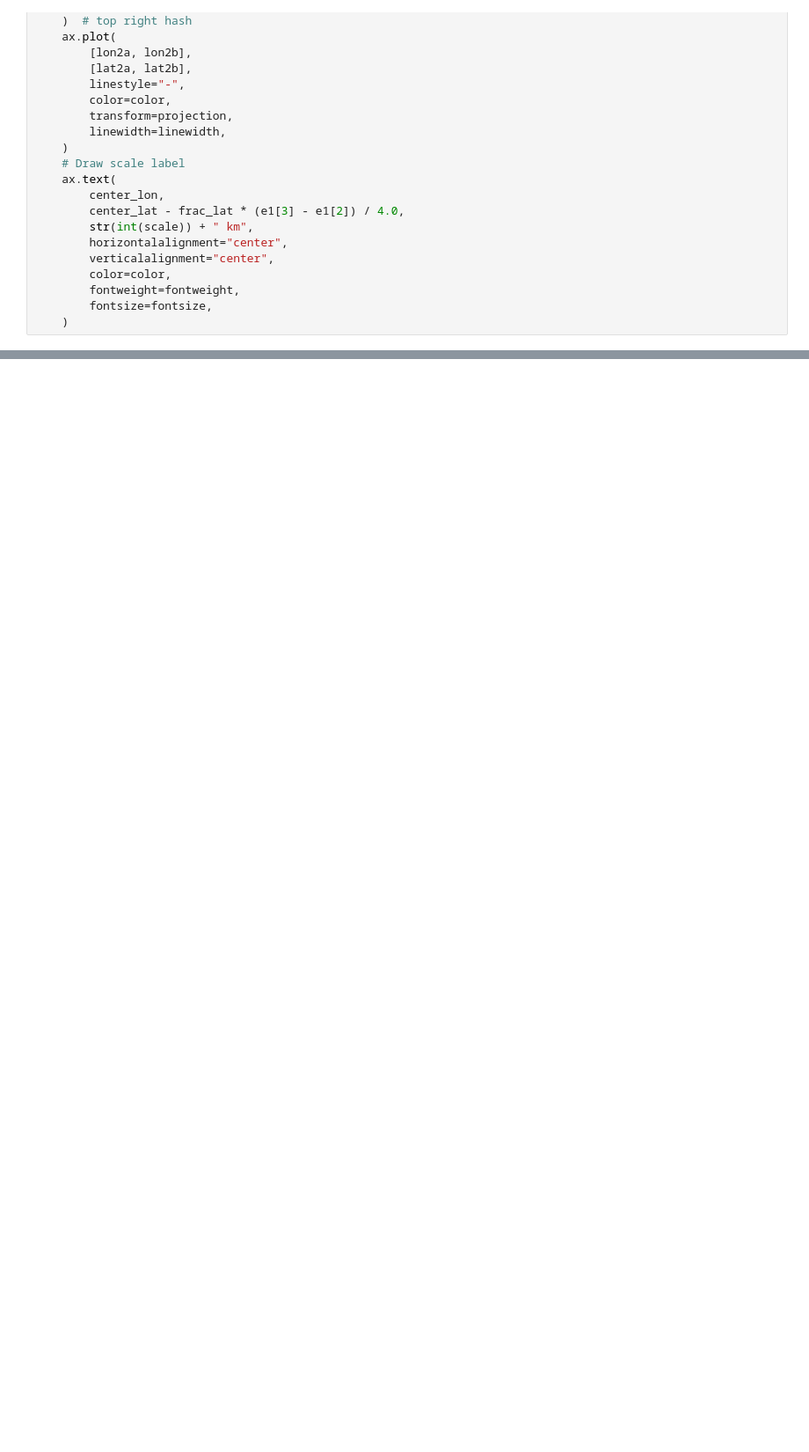
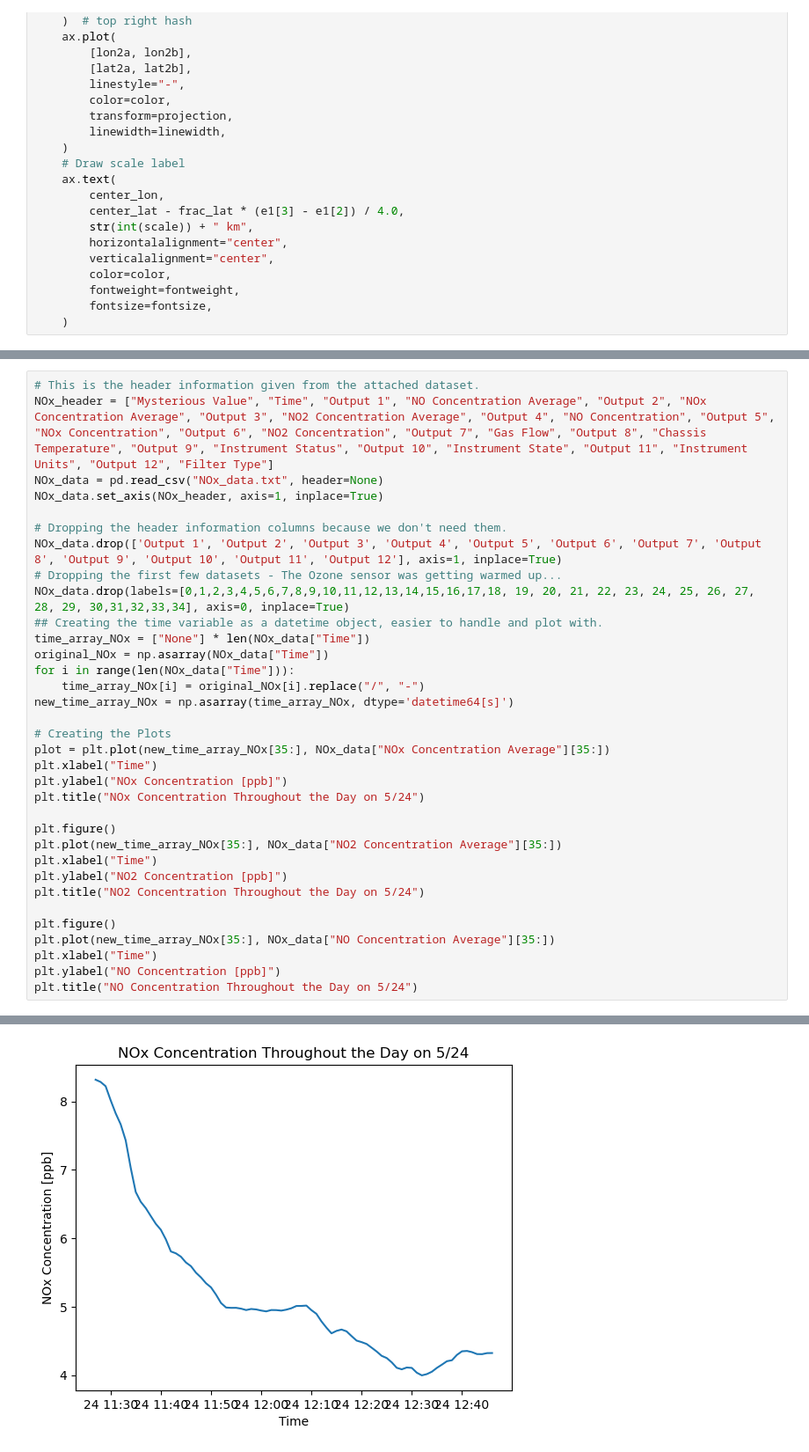
Before and after one commit to EVS-ATMOS/air-quality-sensors, a Jupyter notebook: toybox.ipynb, the cells around one changed output, grey strips where cells are left out. Shown at 88% size. Saved outputs shown, nothing was run; the diff lists cells and outputs as text; blank space fills up the shorter version.

```diff
--- a/toybox.ipynb
+++ b/toybox.ipynb
@@ -335,0 +369,35 @@ data
+# %%
+# This is the header information given from the attached dataset.
+NOx_header = ["Mysterious Value", "Time", "Output 1", "NO Concentration Average", "Output 2", "NOx Concentration Average", "Output 3", "NO2 Concentration Average", "Output 4", "NO Concentration", "Output 5", "NOx Concentration", "Output 6", "NO2 Concentration", "Output 7", "Gas Flow", "Output 8", "Chassis Temperature", "Output 9", "Instrument Status", "Output 10", "Instrument State", "Output 11", "Instrument Units", "Output 12", "Filter Type"]
+NOx_data = pd.read_csv("NOx_data.txt", header=None)
+NOx_data.set_axis(NOx_header, axis=1, inplace=True)
+
+# Dropping the header information columns because we don't need them.
+NOx_data.drop(['Output 1', 'Output 2', 'Output 3', 'Output 4', 'Output 5', 'Output 6', 'Output 7', 'Output 8', 'Output 9', 'Output 10', 'Output 11', 'Output 12'], axis=1, inplace=True)
+# Dropping the first few datasets - The Ozone sensor was getting warmed up...
+NOx_data.drop(labels=[0,1,2,3,4,5,6,7,8,9,10,11,12,13,14,15,16,17,18, 19, 20, 21, 22, 23, 24, 25, 26, 27, 28, 29, 30,31,32,33,34], axis=0, inplace=True)
+## Creating the time variable as a datetime object, easier to handle and plot with.
+time_array_NOx = ["None"] * len(NOx_data["Time"])
+original_NOx = np.asarray(NOx_data["Time"])
+for i in range(len(NOx_data["Time"])):
+    time_array_NOx[i] = original_NOx[i].replace("/", "-")
+new_time_array_NOx = np.asarray(time_array_NOx, dtype='datetime64[s]')
+
+# Creating the Plots
+plot = plt.plot(new_time_array_NOx[35:], NOx_data["NOx Concentration Average"][35:])
+plt.xlabel("Time")
+plt.ylabel("NOx Concentration [ppb]")
+plt.title("NOx Concentration Throughout the Day on 5/24")
+
+plt.figure()
+plt.plot(new_time_array_NOx[35:], NOx_data["NO2 Concentration Average"][35:])
+plt.xlabel("Time")
+plt.ylabel("NO2 Concentration [ppb]")
+plt.title("NO2 Concentration Throughout the Day on 5/24")
+
+plt.figure()
+plt.plot(new_time_array_NOx[35:], NOx_data["NO Concentration Average"][35:])
+plt.xlabel("Time")
+plt.ylabel("NO Concentration [ppb]")
+plt.title("NO Concentration Throughout the Day on 5/24")
+# %% [output]
@@ -335,0 +405 @@ data
+[figure, added]
```
Also changed, not shown: parts of 11 cells of this notebook.
